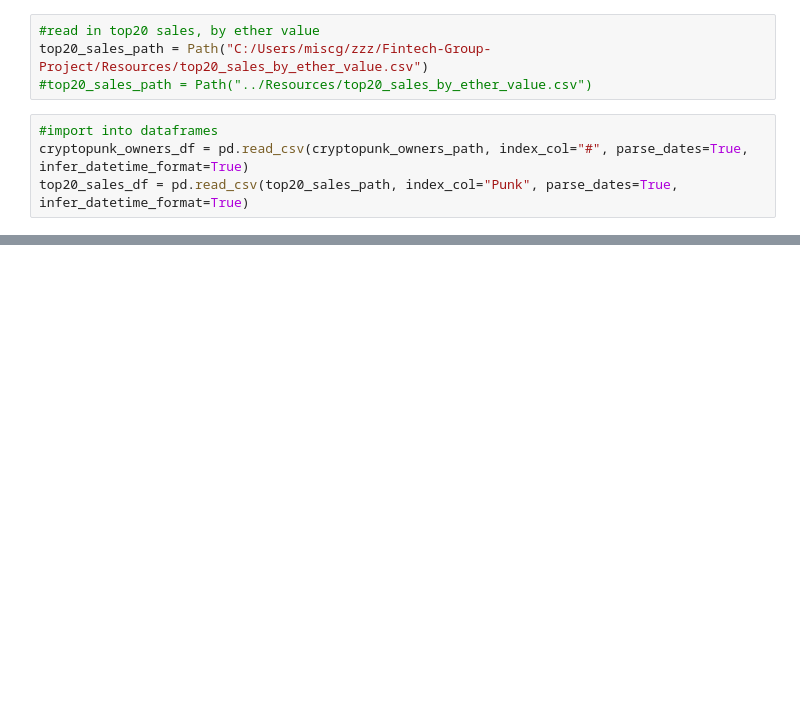
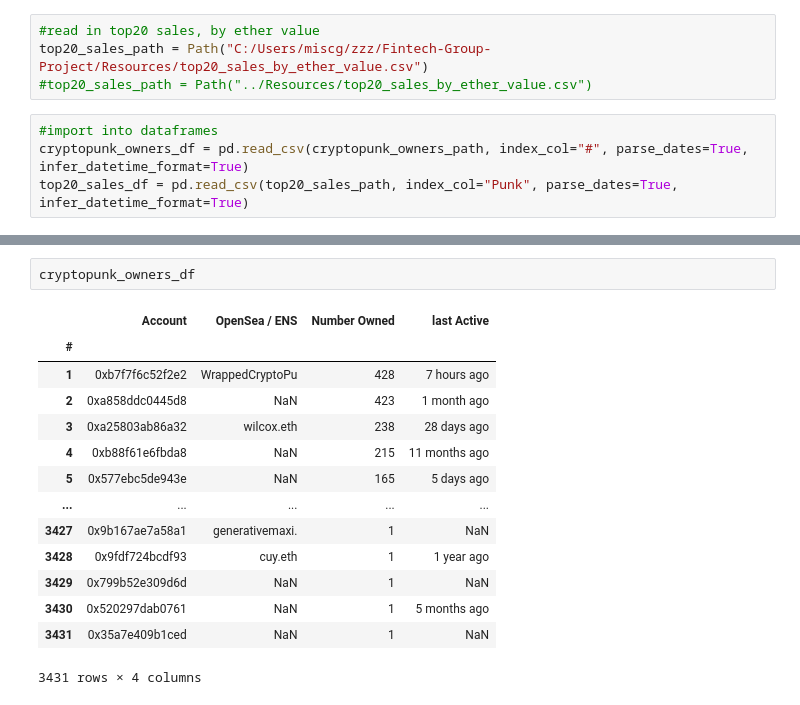
Before and after one commit to mmsaki/nft-trading-analysis, a Jupyter notebook: cryptopunks.ipynb, the cells around one changed output, grey strips where cells are left out. Cells and saved outputs as stored; diff of their text form; blank space fills up the shorter version.

```diff
--- a/cryptopunks.ipynb
+++ b/cryptopunks.ipynb
@@ -393,0 +414,17 @@ display(top20_sales_df.head())
+# %%
+cryptopunk_owners_df
+# %% [output]
+|  | Account | OpenSea / ENS | Number Owned | last Active |
+| # |  |  |  |  |
+| 1 | 0xb7f7f6c52f2e2 | WrappedCryptoPu | 428 | 7 hours ago |
+| 2 | 0xa858ddc0445d8 | NaN | 423 | 1 month ago |
+| 3 | 0xa25803ab86a32 | wilcox.eth | 238 | 28 days ago |
+| 4 | 0xb88f61e6fbda8 | NaN | 215 | 11 months ago |
+| 5 | 0x577ebc5de943e | NaN | 165 | 5 days ago |
+| ... | ... | ... | ... | ... |
+| 3427 | 0x9b167ae7a58a1 | generativemaxi. | 1 | NaN |
+| 3428 | 0x9fdf724bcdf93 | cuy.eth | 1 | 1 year ago |
+| 3429 | 0x799b52e309d6d | NaN | 1 | NaN |
+| 3430 | 0x520297dab0761 | NaN | 1 | 5 months ago |
+| 3431 | 0x35a7e409b1ced | NaN | 1 | NaN |
+3431 rows × 4 columns
```
Also changed, not shown: parts of 15 cells of this notebook.
